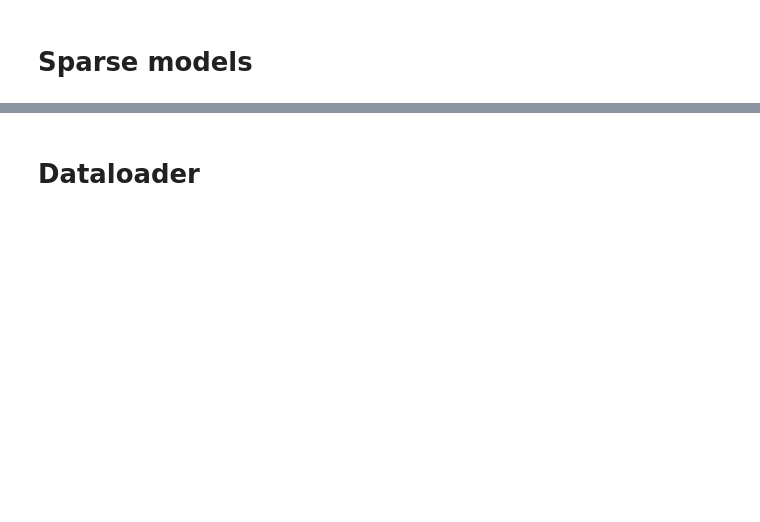
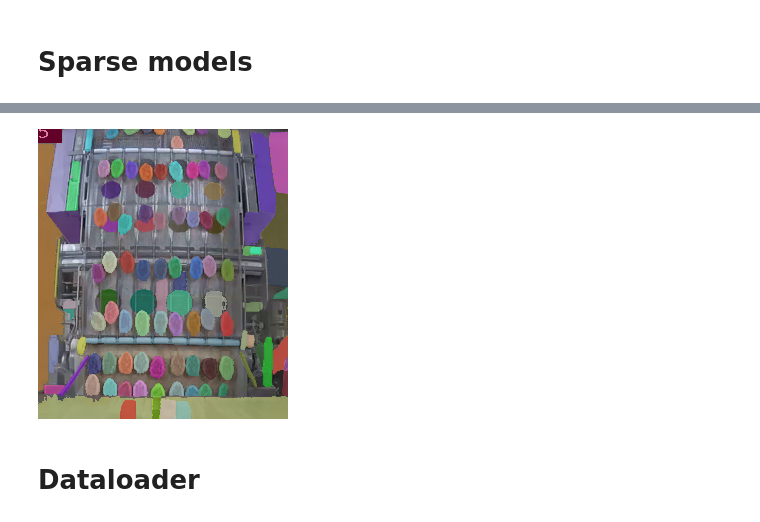
Before and after one commit to FactbirdHQ/auto-annotation-sam, a Jupyter notebook: notebooks/sam_proto.ipynb, the cells around one changed output, grey strips where cells are left out. Saved outputs shown, nothing was run; the diff lists cells and outputs as text; code cells hidden in the pictures; blank space fills up the shorter version.

```diff
--- a/notebooks/sam_proto.ipynb
+++ b/notebooks/sam_proto.ipynb
@@ -214,2 +526,6 @@ knn.cleanup()
+# %%
+output_mask
+# %% [output]
+[figure, added]
 # %% [markdown]
 # Dataloader
```
Also changed, not shown: parts of 18 cells of this notebook, 1 other file.
